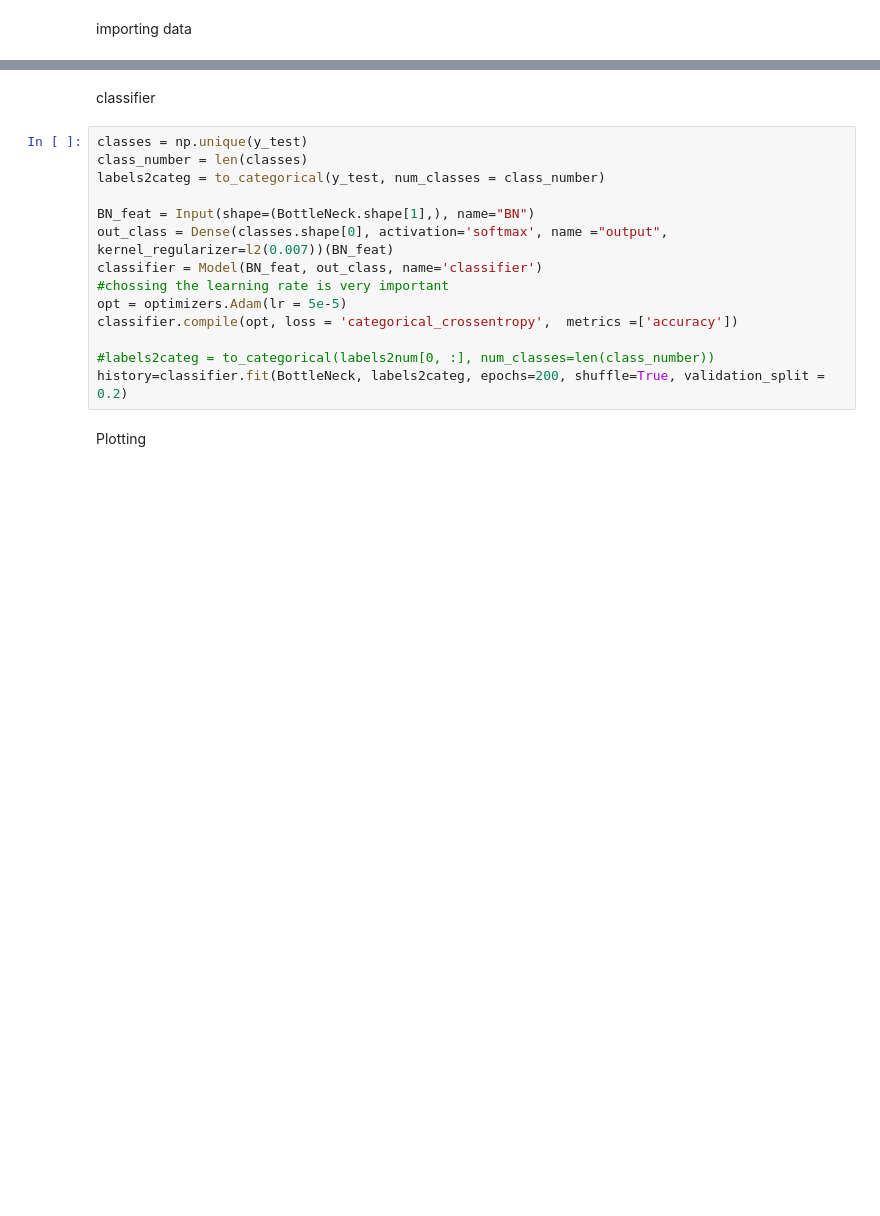
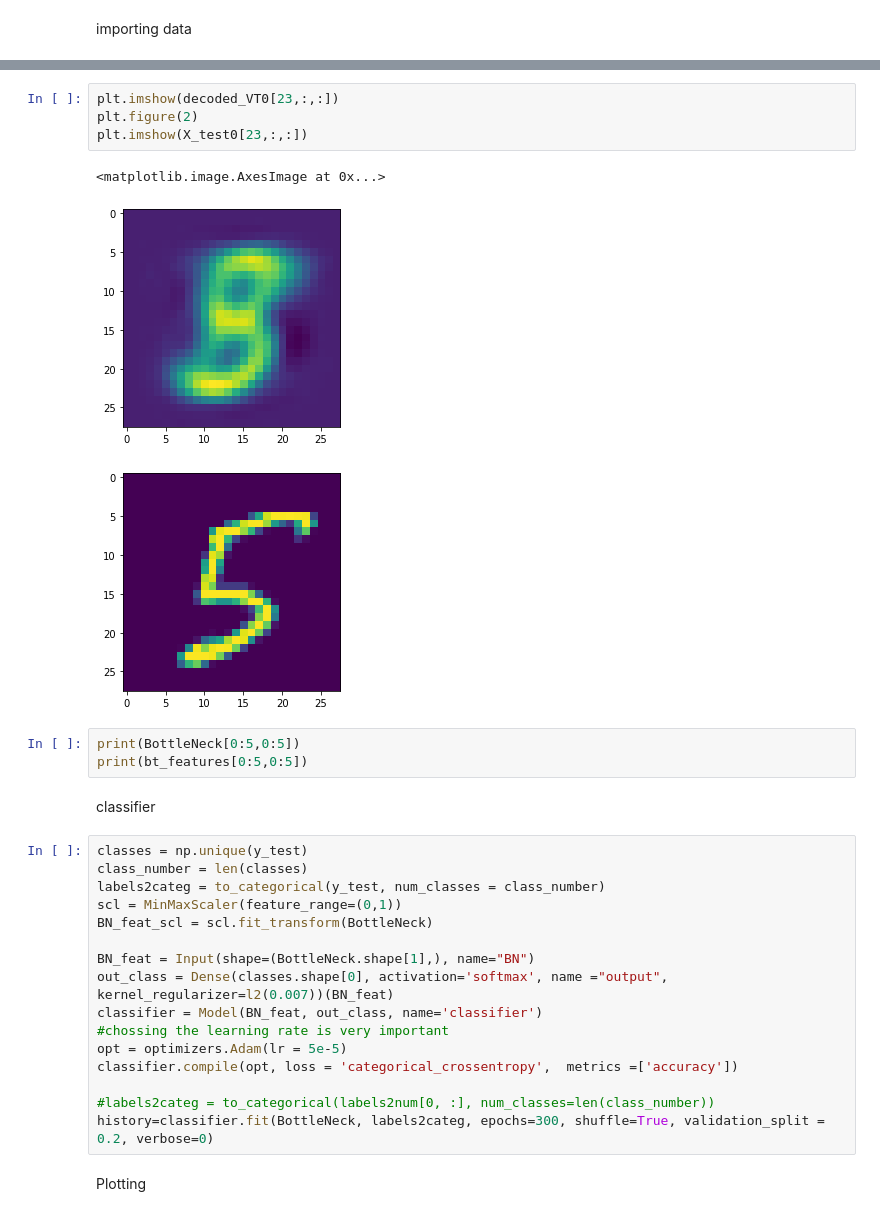
Before and after one commit to mehdi-or/Variational-AE, a Jupyter notebook: Mnist_AE.ipynb, the cells around one changed output, grey strips where cells are left out. Drawn from its saved outputs; the diff is of its cells as text; blank space fills up the shorter version.

```diff
--- a/Mnist_AE.ipynb
+++ b/Mnist_AE.ipynb
@@ -97,9 +97,22 @@ plt.imshow(X_test0[0,:,:])
+# %%
+plt.imshow(decoded_VT0[23,:,:])
+plt.figure(2)
+plt.imshow(X_test0[23,:,:])
+# %% [output]
+<matplotlib.image.AxesImage at 0x...>
+[figure, added]
+[figure, added]
+# %%
+print(BottleNeck[0:5,0:5])
+print(bt_features[0:5,0:5])
 # %% [markdown]
 classifier
 # %%
 classes = np.unique(y_test)
 class_number = len(classes)
 labels2categ = to_categorical(y_test, num_classes = class_number)
+scl = MinMaxScaler(feature_range=(0,1))
+BN_feat_scl = scl.fit_transform(BottleNeck)
 
 BN_feat = Input(shape=(BottleNeck.shape[1],), name="BN")
 out_class = Dense(classes.shape[0], activation='softmax', name ="output", kernel_regularizer=l2(0.007))(BN_feat)
@@ -109,7 +122,7 @@ opt = optimizers.Adam(lr = 5e-5)
 classifier.compile(opt, loss = 'categorical_crossentropy',  metrics =['accuracy'])
 
 #labels2categ = to_categorical(labels2num[0, :], num_classes=len(class_number))
-history=classifier.fit(BottleNeck, labels2categ, epochs=200, shuffle=True, validation_split = 0.2)
+history=classifier.fit(BottleNeck, labels2categ, epochs=300, shuffle=True, validation_split = 0.2, verbose=0)
 # %% [markdown]
 Plotting
 # %%
```
Also changed, not shown: parts of 5 cells of this notebook.
